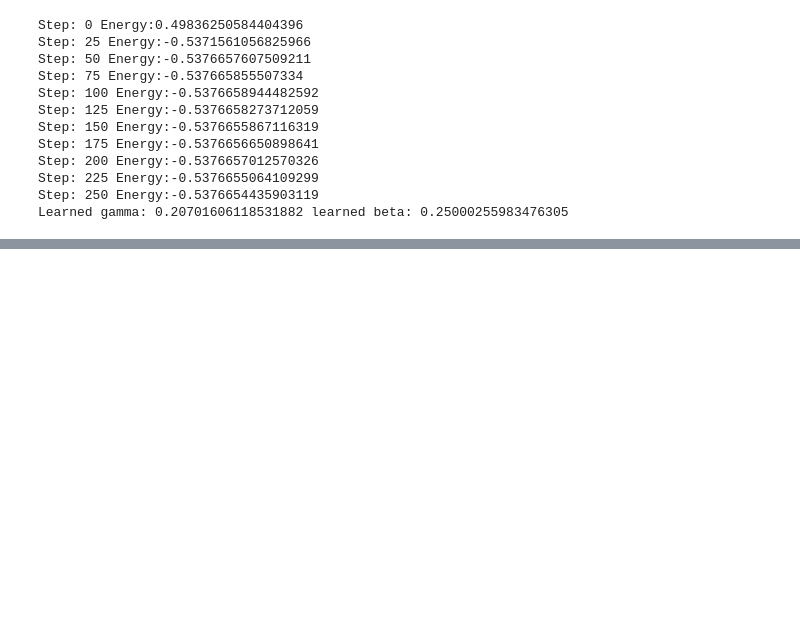
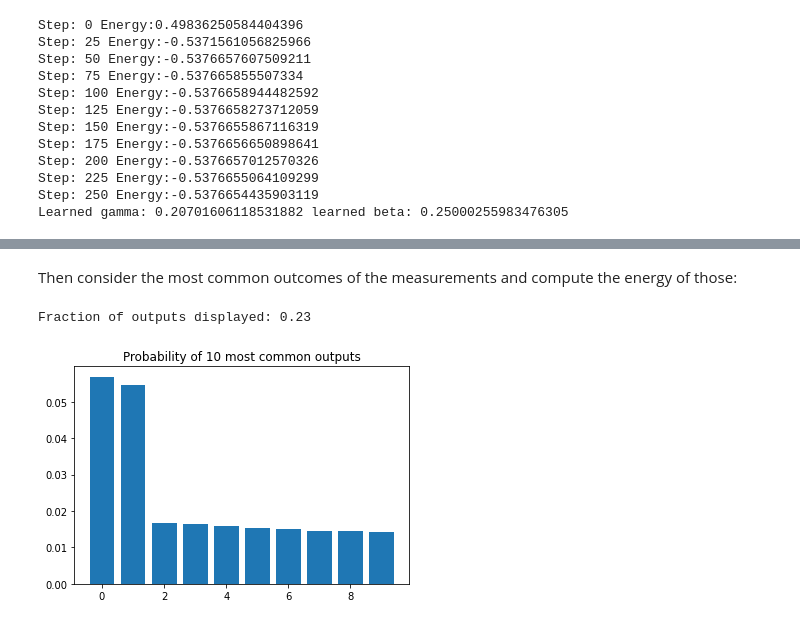
Before and after one commit to TR160qg/Learning_Cirq, a Jupyter notebook: Cirq_1st.ipynb, the cells around one changed output, grey strips where cells are left out. Saved outputs shown, nothing was run; the diff lists cells and outputs as text; code cells hidden in the pictures; blank space fills up the shorter version.

```diff
--- a/Cirq_1st.ipynb
+++ b/Cirq_1st.ipynb
@@ -964,0 +961,4 @@ We've optimized our paraeters. How well did we do?
+# %%
+measurement_circuit = qaoa.copy()
+measurement_circuit.append(cirq.measure(*[qubit for row in qubits for qubit in row], key='m'))
+measurement_circuit
@@ -964,0 +988,9 @@ We've optimized our paraeters. How well did we do?
+# %%
+num_reps = 10**4 # try different repetition times
+gamma, beta = 0.2, 0.25 # try different values of the parameters
+
+simulator = cirq.Simulator()
+
+params = cirq.ParamResolver({'g':gamma, 'b':beta})
+
+result = simulator.run(measurement_circuit, param_resolver=params, repetitions=num_reps)
@@ -964,0 +1015,16 @@ We've optimized our paraeters. How well did we do?
+# %% [markdown]
+Then consider the most common outcomes of the measurements and compute the energy of those:
+# %%
+hist = result.histogram(key='m')
+num = 10
+probs = [v/result.repetitions for _,v in hist.most_common(num)]
+configs = [c for c,_ in hist.most_common(num)]
+# %%
+print('Fraction of outputs displayed: {}'.format(np.sum(probs).round(2)))
+
+plt.title('Probability of {} most common outputs'.format(num))
+plt.bar([x for x in range(len(probs))], probs)
+plt.show()
+# %% [output]
+Fraction of outputs displayed: 0.23
+[figure, added]
```
Also changed, not shown: parts of 11 cells of this notebook.
